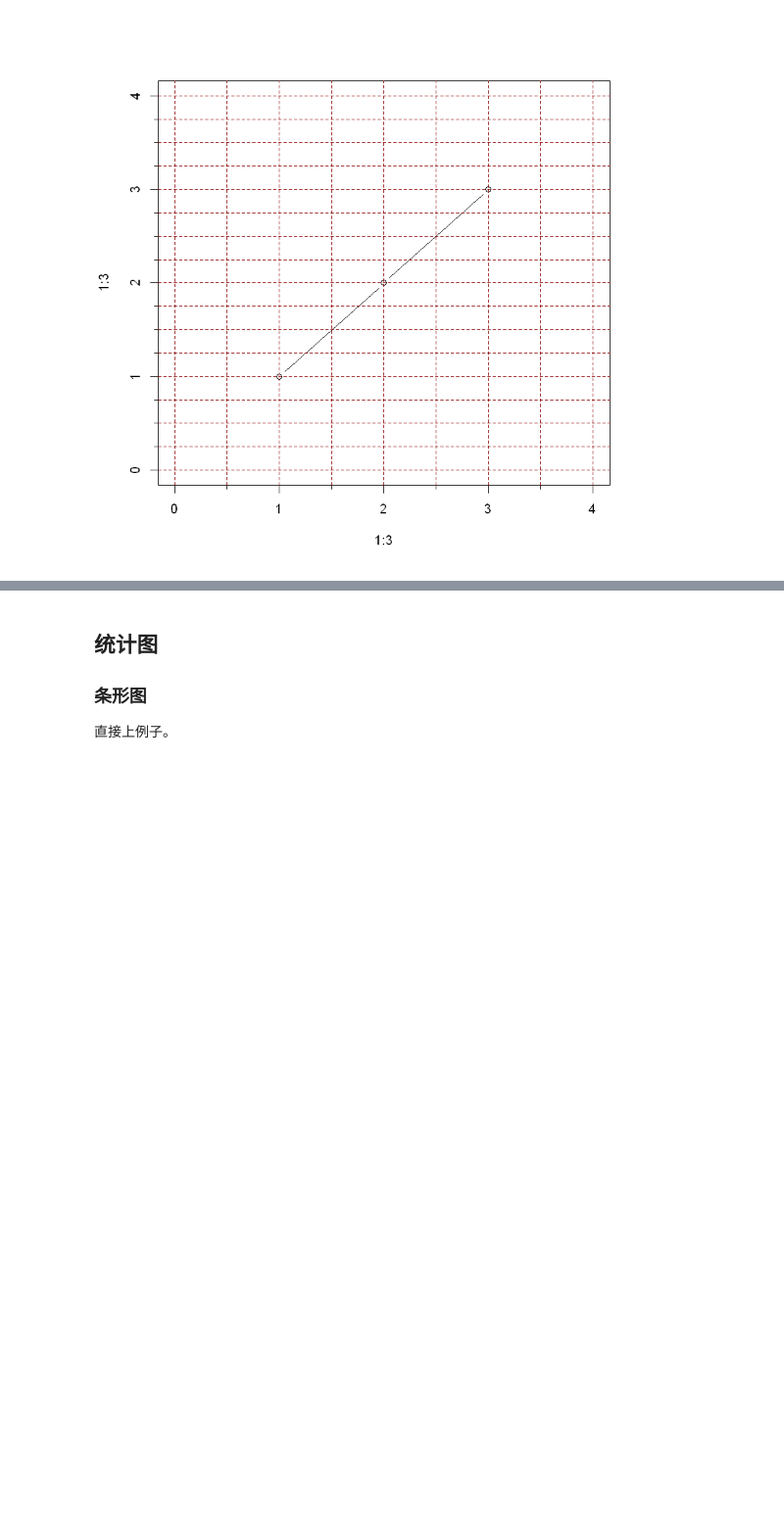
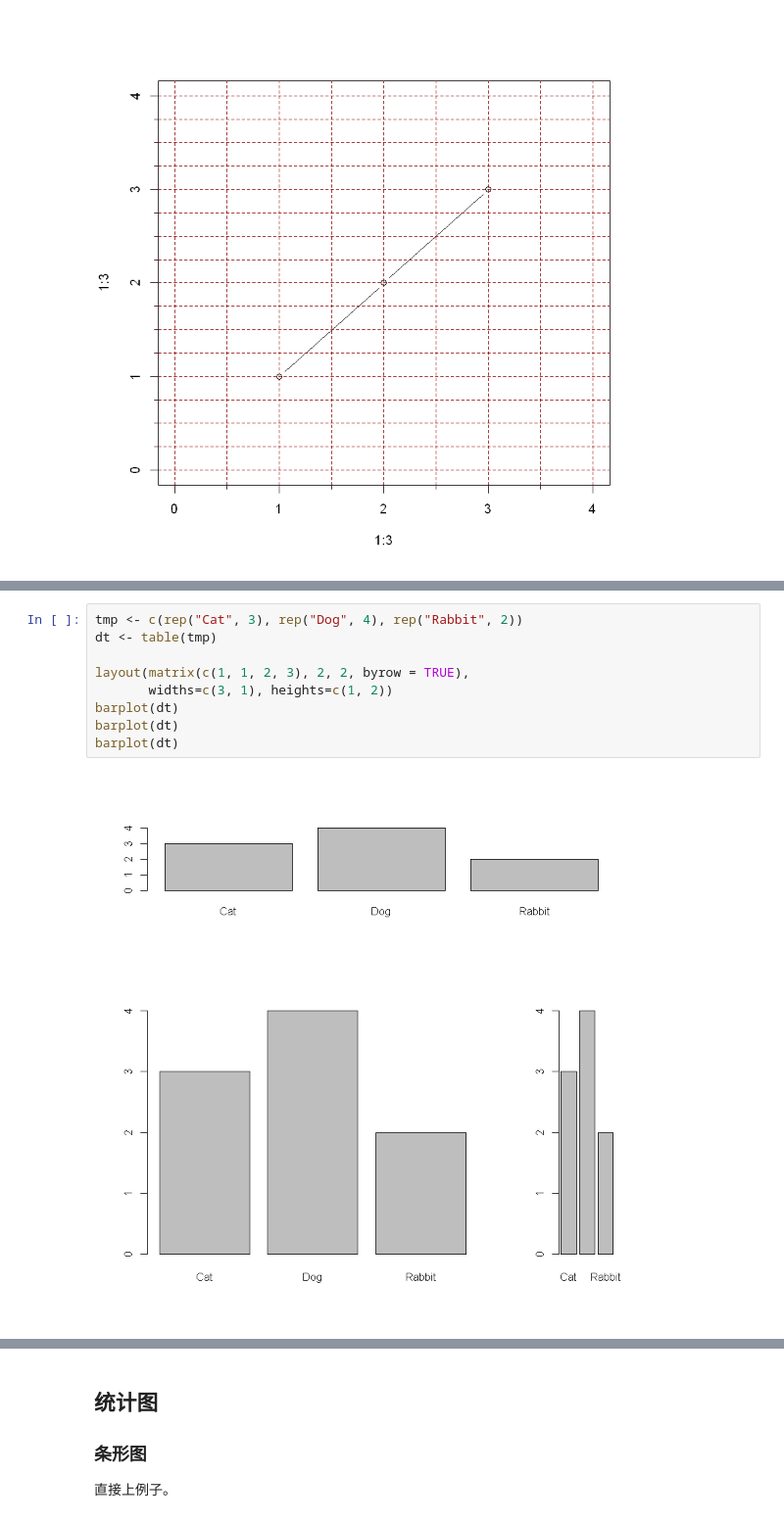
Before and after one commit to wklchris/wklchris.github.io, a Jupyter notebook: ipynb/R-plotting-basic.ipynb, the cells around one changed output, grey strips where cells are left out. Shown at 98% size. Cells and saved outputs as stored; diff of their text form; blank space fills up the shorter version.

```diff
--- a/ipynb/R-plotting-basic.ipynb
+++ b/ipynb/R-plotting-basic.ipynb
@@ -240,0 +301,11 @@ abline(v=seq(0, 4, 0.5), h=seq(0, 4, 0.25), lty=2, col="darkred")
+# %%
+tmp <- c(rep("Cat", 3), rep("Dog", 4), rep("Rabbit", 2))
+dt <- table(tmp)
+
+layout(matrix(c(1, 1, 2, 3), 2, 2, byrow = TRUE),
+       widths=c(3, 1), heights=c(1, 2))
+barplot(dt)
+barplot(dt)
+barplot(dt)
+# %% [output]
+[figure, added]
```
Also changed, not shown: parts of 6 cells of this notebook, 7 other files.
